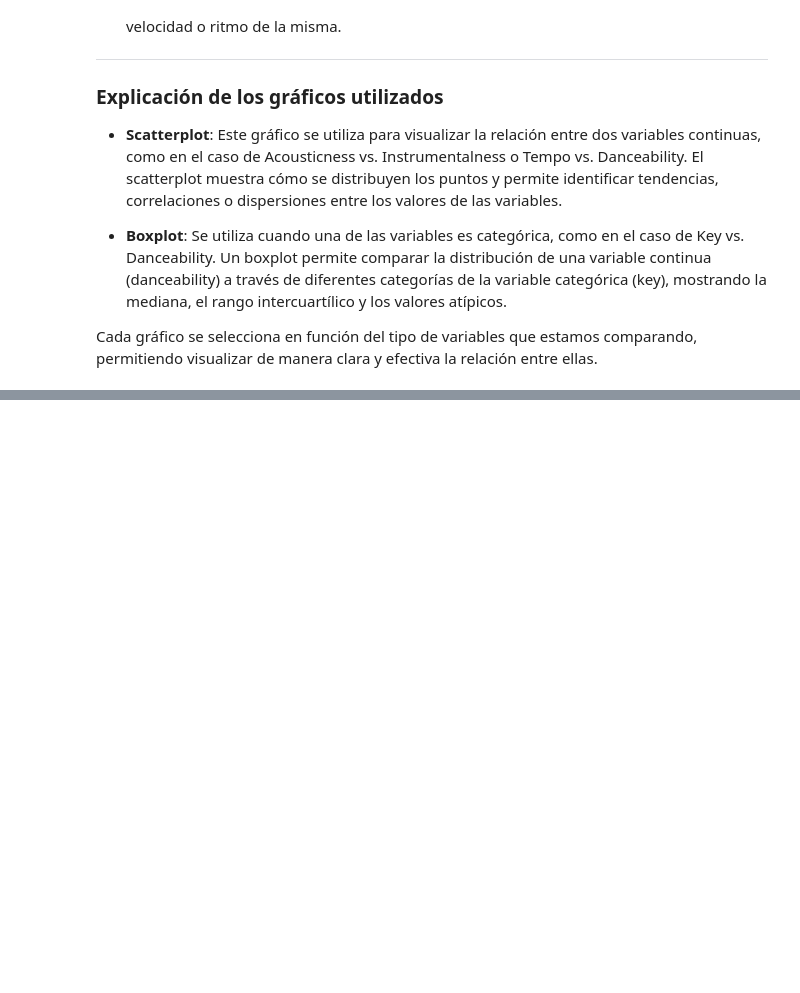
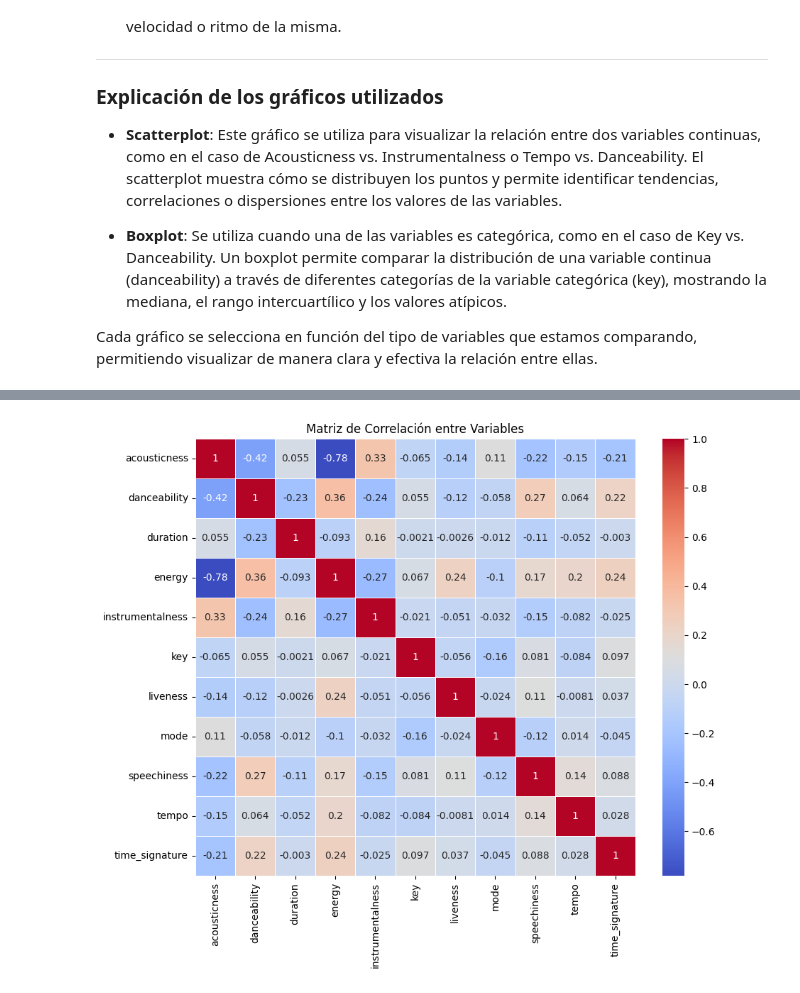
Before and after one commit to jonathancagua/CEIA-ADD, a Jupyter notebook: tp_spotify.ipynb, the cells around one changed output, grey strips where cells are left out. Saved outputs shown, nothing was run; the diff lists cells and outputs as text; code cells hidden in the pictures; blank space fills up the shorter version.

```diff
--- a/tp_spotify.ipynb
+++ b/tp_spotify.ipynb
@@ -421,0 +483,4 @@ Cada gráfico se selecciona en función del tipo de variables que estamos compar
+# %%
+# Separamos el dataset en datos de entrada y salida
+y = spotify_df.label
+X = spotify_df.drop('label',axis = 1)
@@ -421,0 +518,11 @@ Cada gráfico se selecciona en función del tipo de variables que estamos compar
+# %%
+columns_to_keep = ['acousticness',	'danceability', 'duration',	'energy', 'instrumentalness', 'key', 'liveness', 'mode', 'speechiness', 'tempo', 'time_signature']
+spotify_df_new = X[columns_to_keep] # nuevo df
+# %%
+plt.figure(figsize=(10, 8))
+correlation_matrix = spotify_df_new.corr(method='pearson')
+sns.heatmap(correlation_matrix, annot=True, cmap='coolwarm', linewidths=0.5)
+plt.title('Matriz de Correlación entre Variables')
+plt.show()
+# %% [output]
+[figure, added]
```
Also changed, not shown: parts of 13 cells of this notebook.
